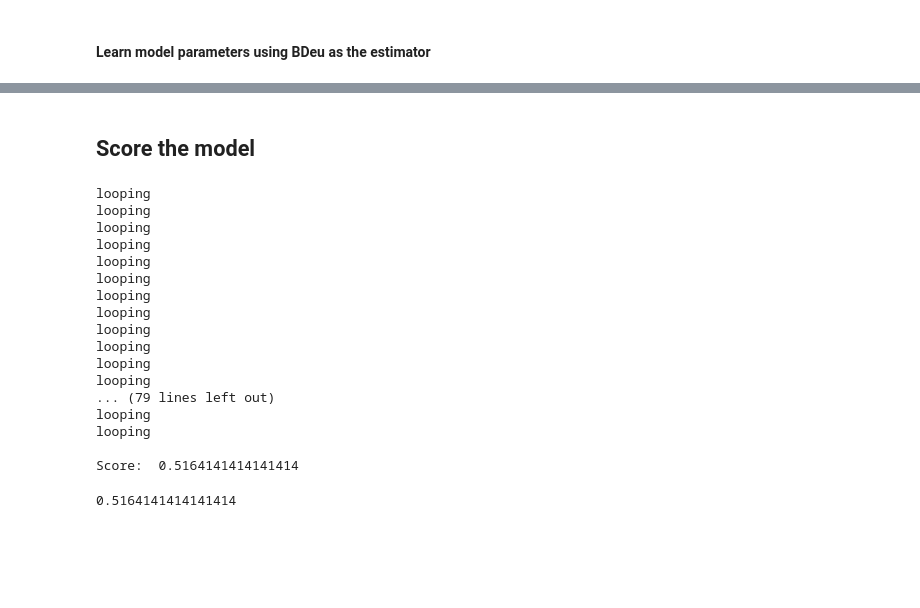
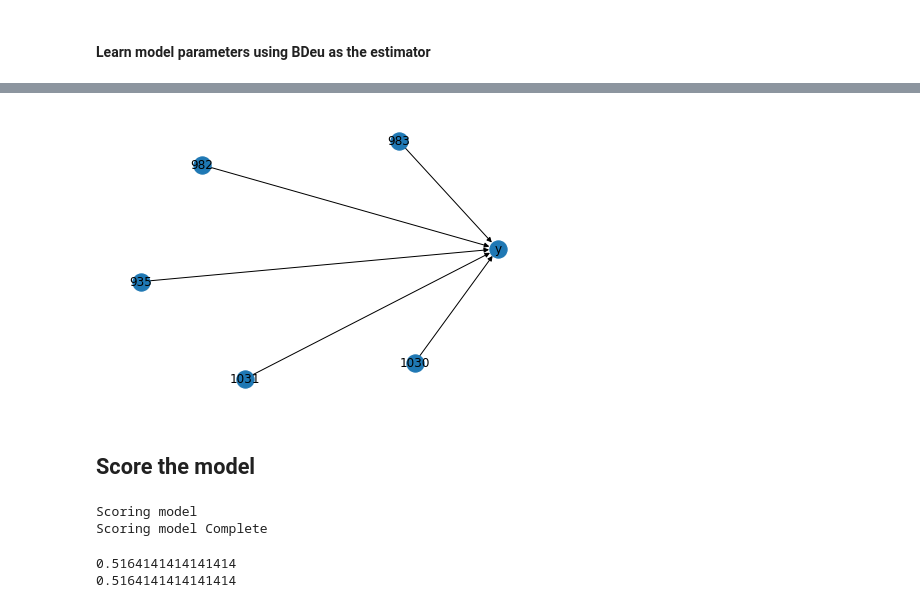
Before and after one commit to friedforfun/Data-Mining-Machine-Learning-CW, a Jupyter notebook: Tasks/Task 7 - Beyond Naive Bayse.ipynb, the cells around one changed output, grey strips where cells are left out. Cells and saved outputs as stored; diff of their text form; code cells hidden in the pictures; blank space fills up the shorter version.

Commit message:
Task 5 images & basenet updates

```diff
--- a/Tasks/Task 7 - Beyond Naive Bayse.ipynb
+++ b/Tasks/Task 7 - Beyond Naive Bayse.ipynb
@@ -437,7 +51,7 @@ X, y = hf.get_ewb_data(4)
 # %% [markdown]
 #### Select most predicitve pixels
 # %%
-pixels = pf.get_top_pixels(15)
+pixels = pf.get_top_pixels(5)
 # pixels is list of best pixels for all datasets: pixels[0] is all classes | pixels[1] is speed limit 20...
 x_pixels = np.take(X, pixels[5], axis=1)
 x_pixels.shape
@@ -475,0 +86,3 @@ pgmpy.models.BayesianModel.BayesianModel
+# %%
+nb_edges = bn.get_naive_edges(pixels[5])
+nb_edges
@@ -475,0 +91,2 @@ pgmpy.models.BayesianModel.BayesianModel
+# %%
+nb_model = bn.model_with_params(X_pixels, nb_edges, estimator=BayesianEstimator, prior_type="K2")
@@ -476,2 +99,6 @@ pgmpy.models.BayesianModel.BayesianModel
+# %%
+nx.draw(nb_model, with_labels=True)
+# %% [output]
+[figure, added]
 # %%
 infer = bn.get_inference_model(model)
@@ -478,26 +106,21 @@ infer = bn.get_inference_model(model)
 # %% [markdown]
 ## Score the model
-# %%
-score = bn.score_model(infer, x_test, y_test)
-# %% [output]
-looping
-looping
-looping
-looping
-looping
-looping
-looping
-looping
-looping
-looping
-looping
-looping
-... (79 lines left out)
-looping
-looping
-
-Score:  0.5164141414141414
+# %%
+from IPython.utils import io
+
+print('Scoring model')
+
+with io.capture_output() as captured:
+    score = bn.score_model(infer, x_test, y_test)
+    nb_score = bn.score_model(infer_nb, x_test, y_test)
+
+print('Scoring model Complete')
+# %% [output]
+Scoring model
+Scoring model Complete
 # %%
 print(score)
+print(nb_score)
 # %% [output]
 0.5164141414141414
+0.5164141414141414
```
Also changed, not shown: parts of 69 cells of this notebook, 5 other files.
